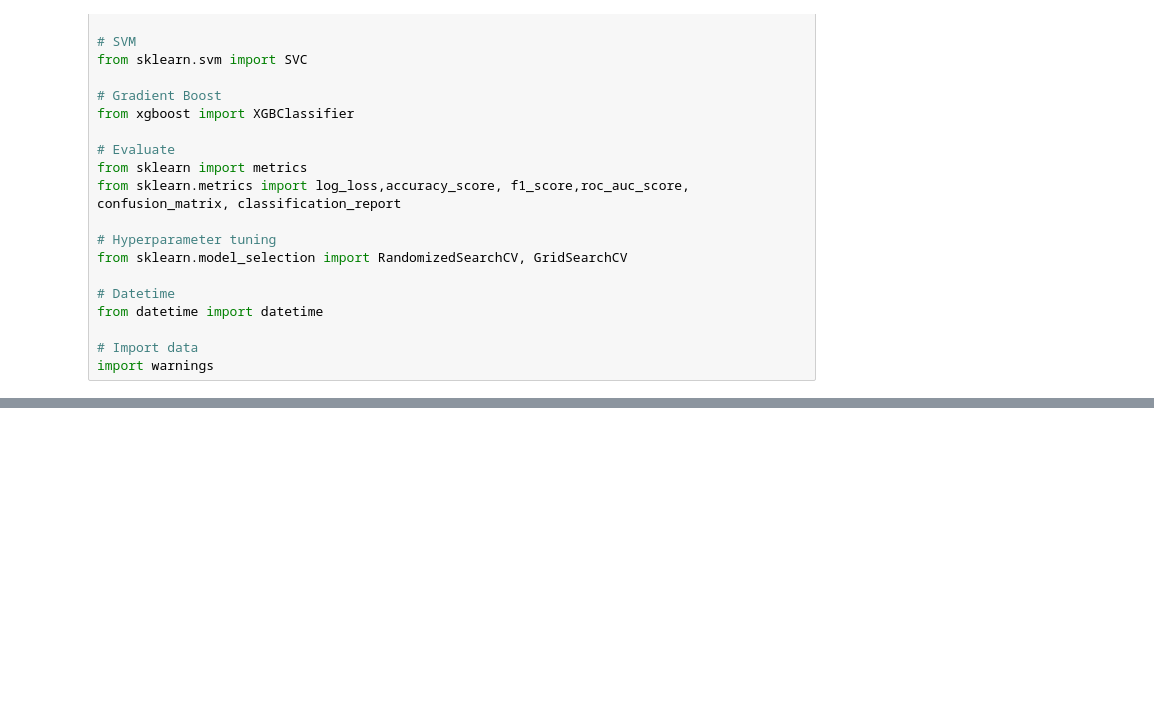
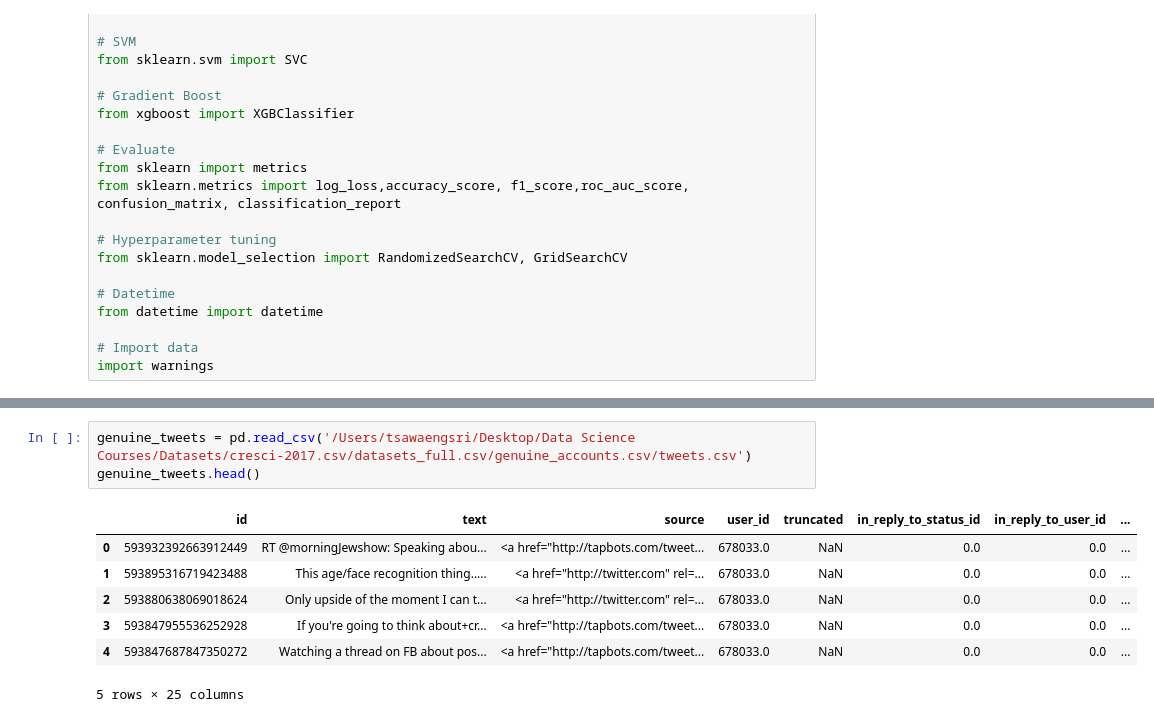
Before and after one commit to tsaw8/Thinkful_Project, a Jupyter notebook: Capstone: Unsupervised learning/Unsupervised Learning .ipynb, the cells around one changed output, grey strips where cells are left out. Cells and saved outputs as stored; diff of their text form; blank space fills up the shorter version.

```diff
--- a/Capstone: Unsupervised learning/Unsupervised Learning .ipynb
+++ b/Capstone: Unsupervised learning/Unsupervised Learning .ipynb
@@ -100,0 +122,11 @@ memory usage: 20.2+ KB
+# %%
+genuine_tweets = pd.read_csv('/Users/tsawaengsri/Desktop/Data Science Courses/Datasets/cresci-2017.csv/datasets_full.csv/genuine_accounts.csv/tweets.csv')
+genuine_tweets.head()
+# %% [output]
+|  | id | text | source | user_id | truncated | in_reply_to_status_id | in_reply_to_user_id | ... |
+| 0 | 593932392663912449 | RT @morningJewshow: Speaking abou... | <a href="http://tapbots.com/tweet... | 678033.0 | NaN | 0.0 | 0.0 | ... |
+| 1 | 593895316719423488 | This age/face recognition thing..... | <a href="http://twitter.com" rel=... | 678033.0 | NaN | 0.0 | 0.0 | ... |
+| 2 | 593880638069018624 | Only upside of the moment I can t... | <a href="http://twitter.com" rel=... | 678033.0 | NaN | 0.0 | 0.0 | ... |
+| 3 | 593847955536252928 | If you're going to think about+cr... | <a href="http://tapbots.com/tweet... | 678033.0 | NaN | 0.0 | 0.0 | ... |
+| 4 | 593847687847350272 | Watching a thread on FB about pos... | <a href="http://tapbots.com/tweet... | 678033.0 | NaN | 0.0 | 0.0 | ... |
+5 rows × 25 columns
```
Also changed, not shown: parts of 14 cells of this notebook, 1 other file.
